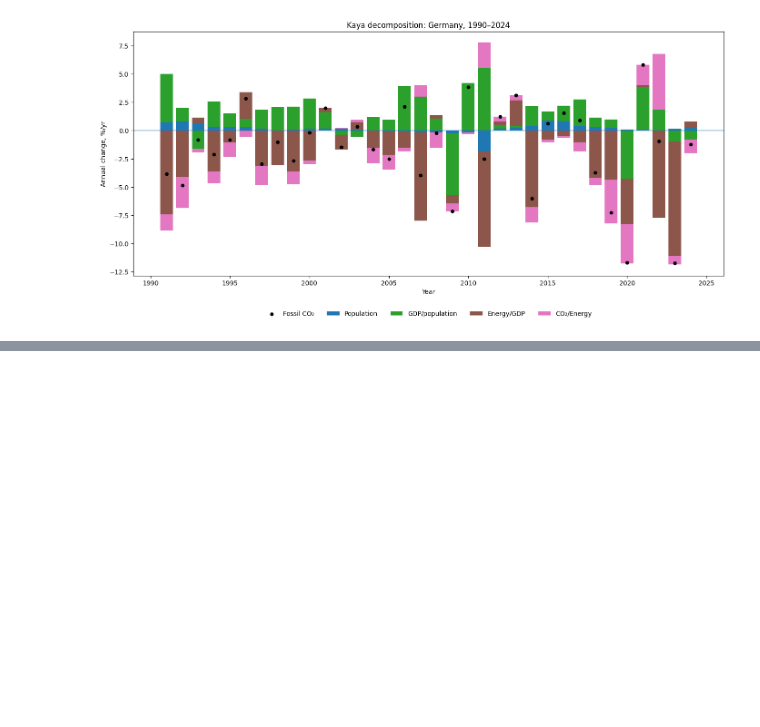
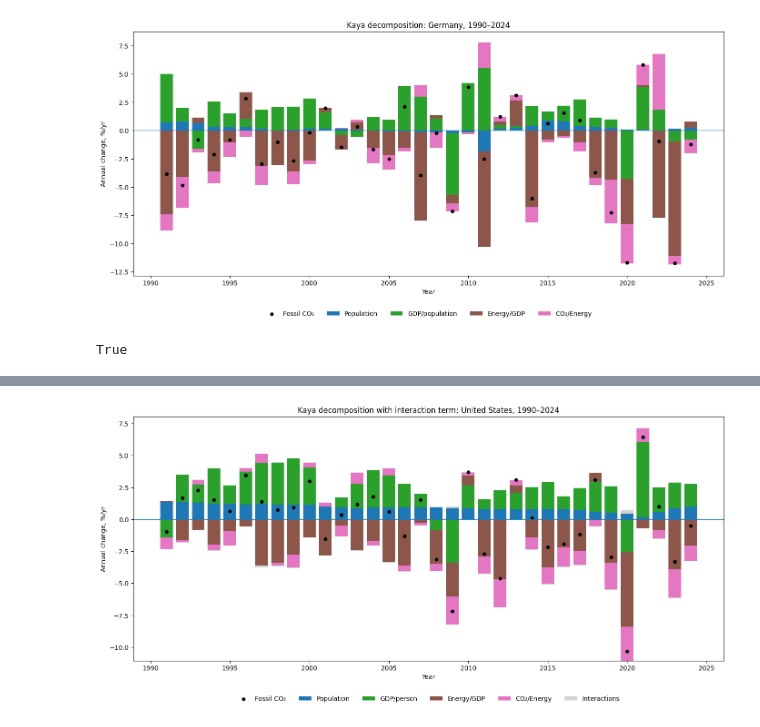
Before and after one commit to pgresle/kaya-decompositionco2-ln, a Jupyter notebook: Kaya_ruzna_data.ipynb, the cells around one changed output, grey strips where cells are left out. Saved outputs shown, nothing was run; the diff lists cells and outputs as text; code cells hidden in the pictures; blank space fills up the shorter version.

```diff
--- a/Kaya_ruzna_data.ipynb
+++ b/Kaya_ruzna_data.ipynb
@@ -120,0 +152,7 @@ df[["year", "gdp_per_capita"]].head()
+# %%
+import os
+
+for root, dirs, files in os.walk("/content"):
+    for file in files:
+        if "TES" in file or "EI" in file:
+            print(os.path.join(root, file))
@@ -121,7 +161,7 @@ df[["year", "gdp_per_capita"]].head()
 # %%
 import pandas as pd
 
-ei_file = "TES_EI.csv"
+ei_file = "/content/raw_data/TES_EI.csv"
 
 ei = pd.read_csv(ei_file)
 
@@ -133,3 +173,10 @@ ei.head()
 | 2 | Algeria | 1965 | DZA | 12.0 | Africa | Northern Africa | 1.0 | 0.0 | 0.0 | ... |
 | 3 | Algeria | 1965 | DZA | 12.0 | Africa | Northern Africa | 1.0 | 0.0 | 0.0 | ... |
 | 4 | Algeria | 1965 | DZA | 12.0 | Africa | Northern Africa | 1.0 | 0.0 | 0.0 | ... |
+# %%
+import os
+
+for root, dirs, files in os.walk("/content"):
+    for f in files:
+        if "TES" in f:
+            print(os.path.join(root, f))
@@ -1259,6 +1242,10 @@ plt.savefig(
 plt.show()
 # %% [output]
 [figure]
+# %%
+"germany_kaya" in globals()
+# %% [output]
+True
 # %%
 uk.to_csv("uk_full_dataset.csv", index=False)
 uk_kaya.to_csv("uk_kaya_1990_2024.csv", index=False)
@@ -1284,0 +1293,58 @@ files.download("germany_kaya_1990_2024.csv")
+# %%
+fig, ax = plt.subplots(figsize=(14, 7))
+
+bottom_pos = np.zeros(len(plot))
+bottom_neg = np.zeros(len(plot))
+
+components = [
+    ("population_pct", "Population", "tab:blue"),
+    ("gdp_per_capita_pct", "GDP/person", "tab:green"),
+    ("energy_intensity_pct", "Energy/GDP", "tab:brown"),
+    ("carbon_intensity_pct", "CO₂/Energy", "tab:pink"),
+    ("interactions_pct", "Interactions", "lightgrey")
+]
+
+for col, label, color in components:
+    values = plot[col].values
+    pos = np.where(values > 0, values, 0)
+    neg = np.where(values < 0, values, 0)
+
+    ax.bar(plot["year"], pos, bottom=bottom_pos, label=label, color=color)
+    ax.bar(plot["year"], neg, bottom=bottom_neg, color=color)
+
+    bottom_pos += pos
+    bottom_neg += neg
+
+ax.scatter(
+    plot["year"],
+    plot["co2_pct"],
+    color="black",
+    s=22,
+    label="Fossil CO₂"
+)
+
+ax.axhline(0, linewidth=1)
+
+ax.set_title("Kaya decomposition with interaction term: United States, 1990–2024")
+ax.set_ylabel("Annual change, %/yr")
+ax.set_xlabel("Year")
+
+ax.legend(
+    loc="upper center",
+    bbox_to_anchor=(0.5, -0.12),
+    ncol=6,
+    frameon=False
+)
+
+plt.tight_layout()
+plt.subplots_adjust(bottom=0.18)
+
+plt.savefig(
+    "us_kaya_decomposition_with_interactions.png",
+    dpi=300,
+    bbox_inches="tight"
+)
+
+plt.show()
+# %% [output]
+[figure, added]
```
Also changed, not shown: parts of 23 cells of this notebook.
